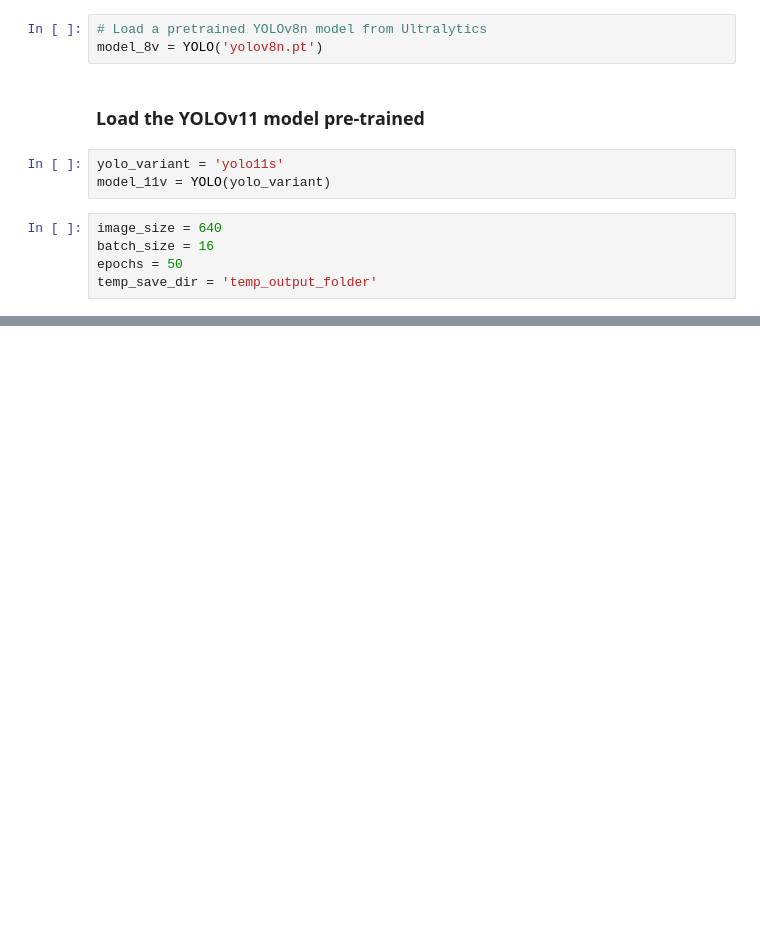
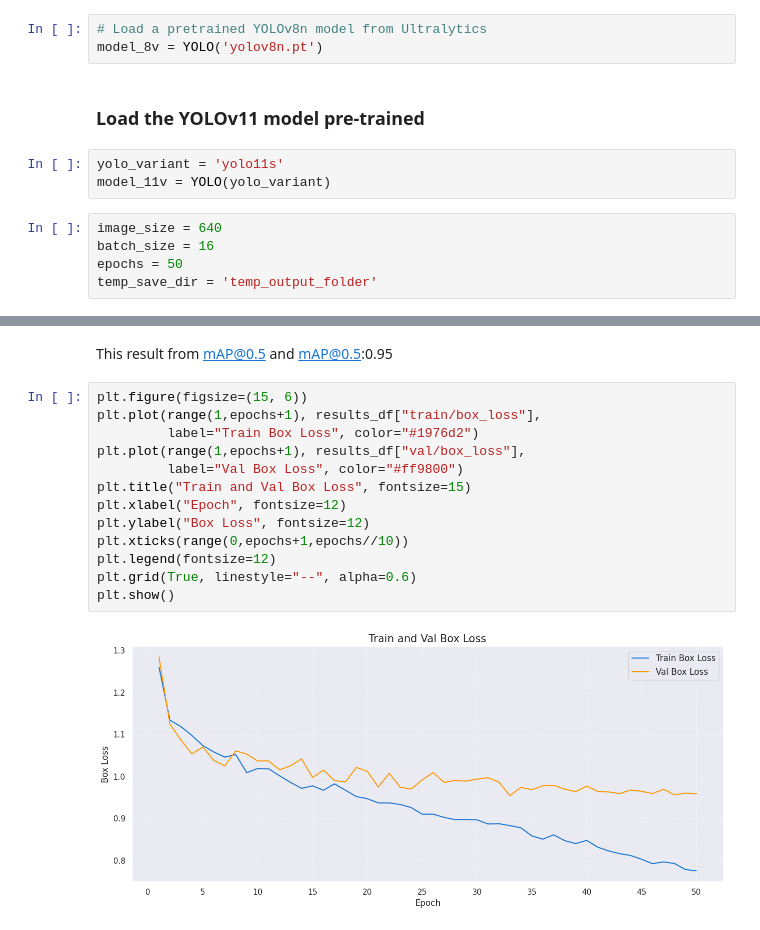
Before and after one commit to khangbkk23/Self-DrivingCarUsingDDPG, a Jupyter notebook: yolo_detect_object/realtime_detect_car/pipeline.ipynb, the cells around one changed output, grey strips where cells are left out. Drawn from its saved outputs; the diff is of its cells as text; blank space fills up the shorter version.

```diff
--- a/yolo_detect_object/realtime_detect_car/pipeline.ipynb
+++ b/yolo_detect_object/realtime_detect_car/pipeline.ipynb
@@ -291,0 +310,17 @@ Starting training for 50 epochs...
+# %% [markdown]
+This result from mAP@0.5 and mAP@0.5:0.95
+# %%
+plt.figure(figsize=(15, 6))
+plt.plot(range(1,epochs+1), results_df["train/box_loss"],
+         label="Train Box Loss", color="#1976d2")
+plt.plot(range(1,epochs+1), results_df["val/box_loss"],
+         label="Val Box Loss", color="#ff9800")
+plt.title("Train and Val Box Loss", fontsize=15)
+plt.xlabel("Epoch", fontsize=12)
+plt.ylabel("Box Loss", fontsize=12)
+plt.xticks(range(0,epochs+1,epochs//10))
+plt.legend(fontsize=12)
+plt.grid(True, linestyle="--", alpha=0.6)
+plt.show()
+# %% [output]
+[figure, added]
```
Also changed, not shown: parts of 9 cells of this notebook, 17 other files.
